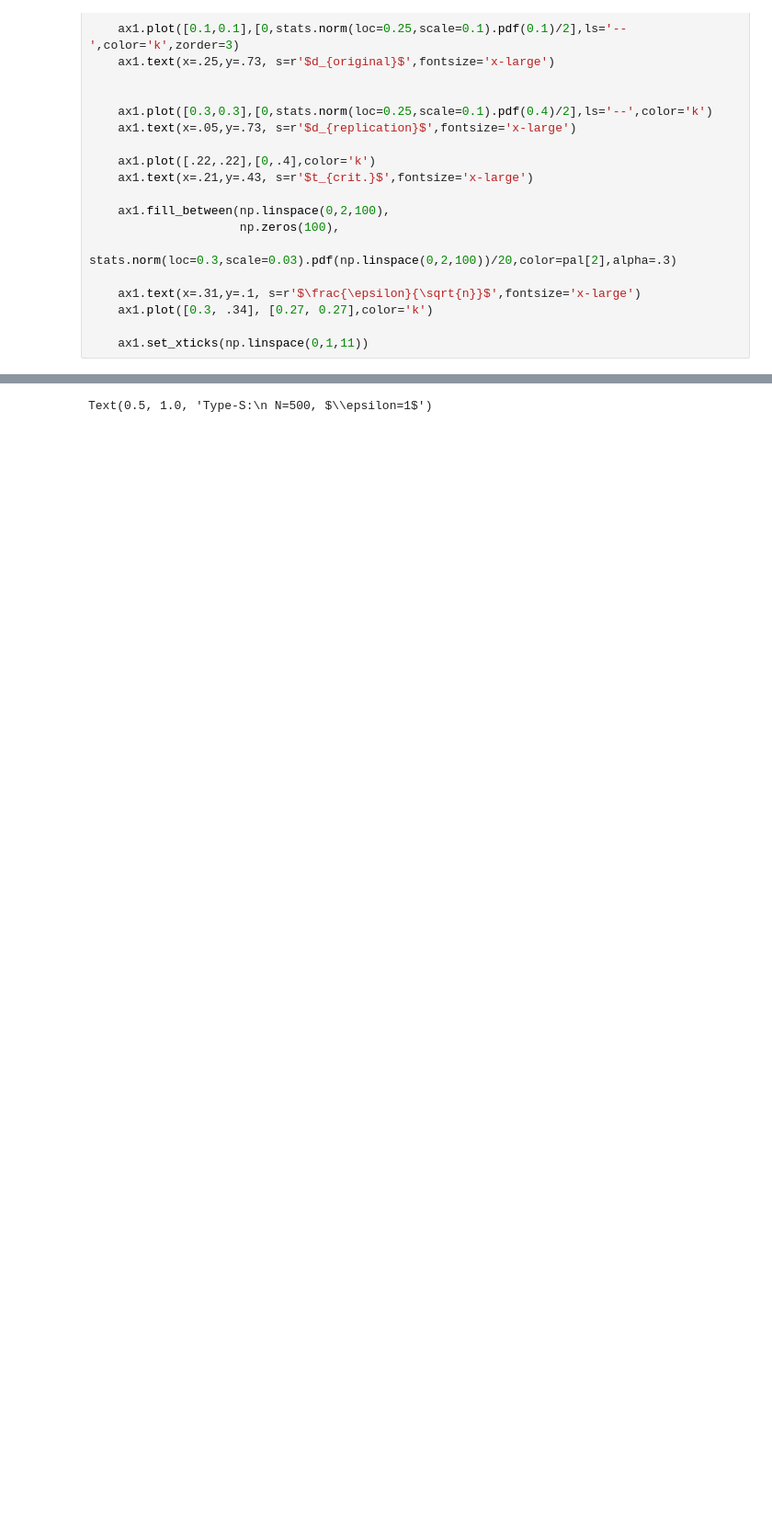
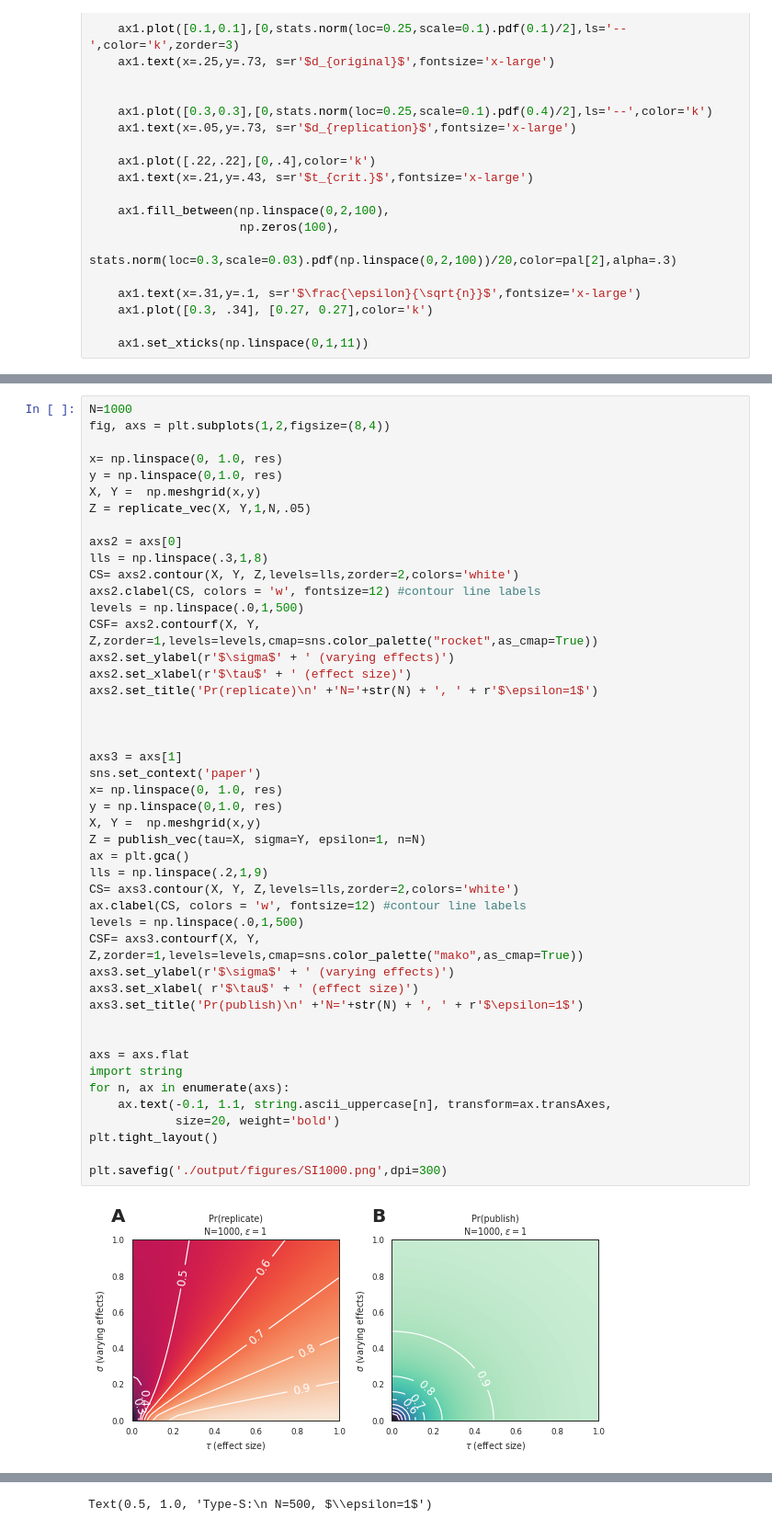
Before and after one commit to josephbb/ReplicationSurveys, a Jupyter notebook: Theory.ipynb, the cells around one changed output, grey strips where cells are left out. Shown at 92% size. Cells and saved outputs as stored; diff of their text form; blank space fills up the shorter version.

```diff
--- a/Theory.ipynb
+++ b/Theory.ipynb
@@ -240,3 +302,51 @@ plt.savefig('./output/figures/figure2.png',dpi=300)
+# %%
+N=1000
+fig, axs = plt.subplots(1,2,figsize=(8,4))
+
+x= np.linspace(0, 1.0, res)
+y = np.linspace(0,1.0, res)
+X, Y =  np.meshgrid(x,y)
+Z = replicate_vec(X, Y,1,N,.05)
+
+axs2 = axs[0]
+lls = np.linspace(.3,1,8)
+CS= axs2.contour(X, Y, Z,levels=lls,zorder=2,colors='white')
+axs2.clabel(CS, colors = 'w', fontsize=12) #contour line labels
+levels = np.linspace(.0,1,500)
+CSF= axs2.contourf(X, Y, Z,zorder=1,levels=levels,cmap=sns.color_palette("rocket",as_cmap=True))
+axs2.set_ylabel(r'$\sigma$' + ' (varying effects)')
+axs2.set_xlabel(r'$\tau$' + ' (effect size)')
+axs2.set_title('Pr(replicate)\n' +'N='+str(N) + ', ' + r'$\epsilon=1$')
+
+
+
+axs3 = axs[1]
+sns.set_context('paper')
+x= np.linspace(0, 1.0, res)
+y = np.linspace(0,1.0, res)
+X, Y =  np.meshgrid(x,y)
+Z = publish_vec(tau=X, sigma=Y, epsilon=1, n=N)
+ax = plt.gca()
+lls = np.linspace(.2,1,9)
+CS= axs3.contour(X, Y, Z,levels=lls,zorder=2,colors='white')
+ax.clabel(CS, colors = 'w', fontsize=12) #contour line labels
+levels = np.linspace(.0,1,500)
+CSF= axs3.contourf(X, Y, Z,zorder=1,levels=levels,cmap=sns.color_palette("mako",as_cmap=True))
+axs3.set_ylabel(r'$\sigma$' + ' (varying effects)')
+axs3.set_xlabel( r'$\tau$' + ' (effect size)')
+axs3.set_title('Pr(publish)\n' +'N='+str(N) + ', ' + r'$\epsilon=1$')
+
+
+axs = axs.flat
+import string
+for n, ax in enumerate(axs):
+    ax.text(-0.1, 1.1, string.ascii_uppercase[n], transform=ax.transAxes,
+            size=20, weight='bold')
+plt.tight_layout()
+
+plt.savefig('./output/figures/SI1000.png',dpi=300)
+# %% [output]
+[figure, added]
 # %%
 fig, axs = plt.subplots(2,2,figsize=(8,8))
 res = 50
```
Also changed, not shown: parts of 10 cells of this notebook, 2 other files.
